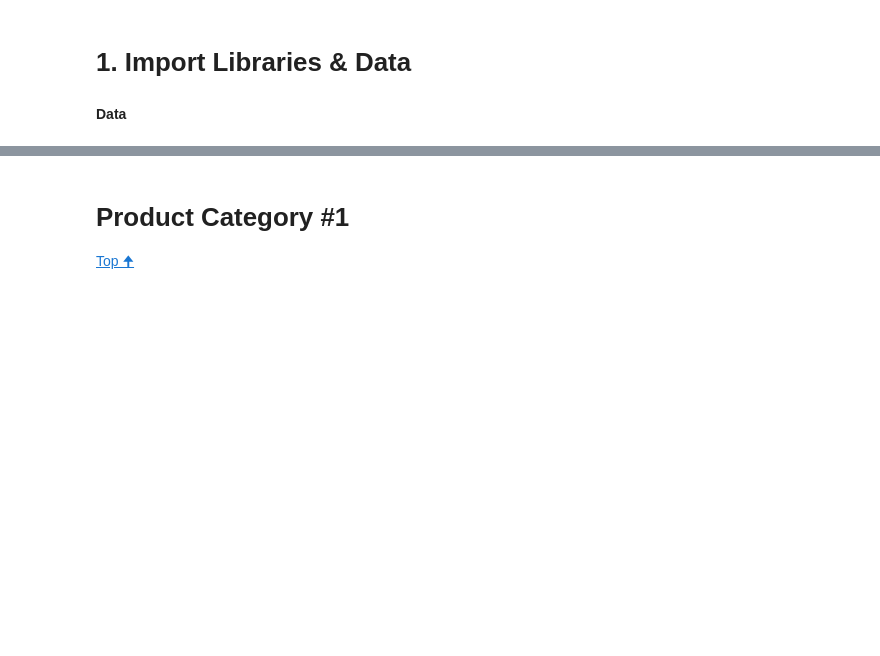
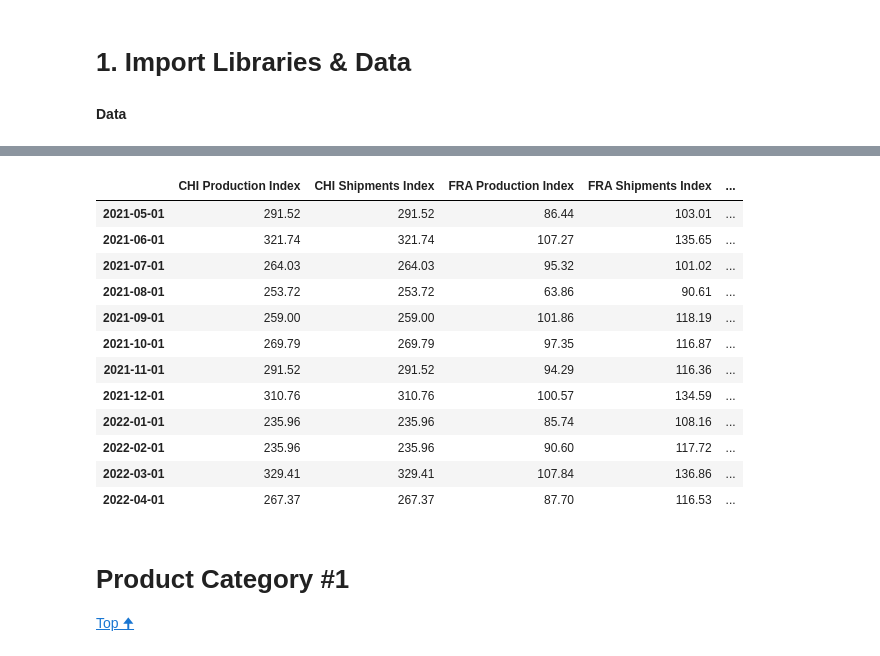
Before and after one commit to MGN19/Siemens-forecast, a Jupyter notebook: 02_FS_&_Modeling.ipynb, the cells around one changed output, grey strips where cells are left out. Cells and saved outputs as stored; diff of their text form; code cells hidden in the pictures; blank space fills up the shorter version.

```diff
--- a/02_FS_&_Modeling.ipynb
+++ b/02_FS_&_Modeling.ipynb
@@ -75,3 +89,19 @@ import_all_csvs_as_vars('data/y_val_data')
+# %%
+X_val
+# %% [output]
+|  | CHI Production Index | CHI Shipments Index | FRA Production Index | FRA Shipments Index | ... |
+| 2021-05-01 | 291.52 | 291.52 | 86.44 | 103.01 | ... |
+| 2021-06-01 | 321.74 | 321.74 | 107.27 | 135.65 | ... |
+| 2021-07-01 | 264.03 | 264.03 | 95.32 | 101.02 | ... |
+| 2021-08-01 | 253.72 | 253.72 | 63.86 | 90.61 | ... |
+| 2021-09-01 | 259.00 | 259.00 | 101.86 | 118.19 | ... |
+| 2021-10-01 | 269.79 | 269.79 | 97.35 | 116.87 | ... |
+| 2021-11-01 | 291.52 | 291.52 | 94.29 | 116.36 | ... |
+| 2021-12-01 | 310.76 | 310.76 | 100.57 | 134.59 | ... |
+| 2022-01-01 | 235.96 | 235.96 | 85.74 | 108.16 | ... |
+| 2022-02-01 | 235.96 | 235.96 | 90.60 | 117.72 | ... |
+| 2022-03-01 | 329.41 | 329.41 | 107.84 | 136.86 | ... |
+| 2022-04-01 | 267.37 | 267.37 | 87.70 | 116.53 | ... |
 # %% [markdown]
 # Product Category #1
 
```
Also changed, not shown: parts of 12 cells of this notebook, 2 other files.
